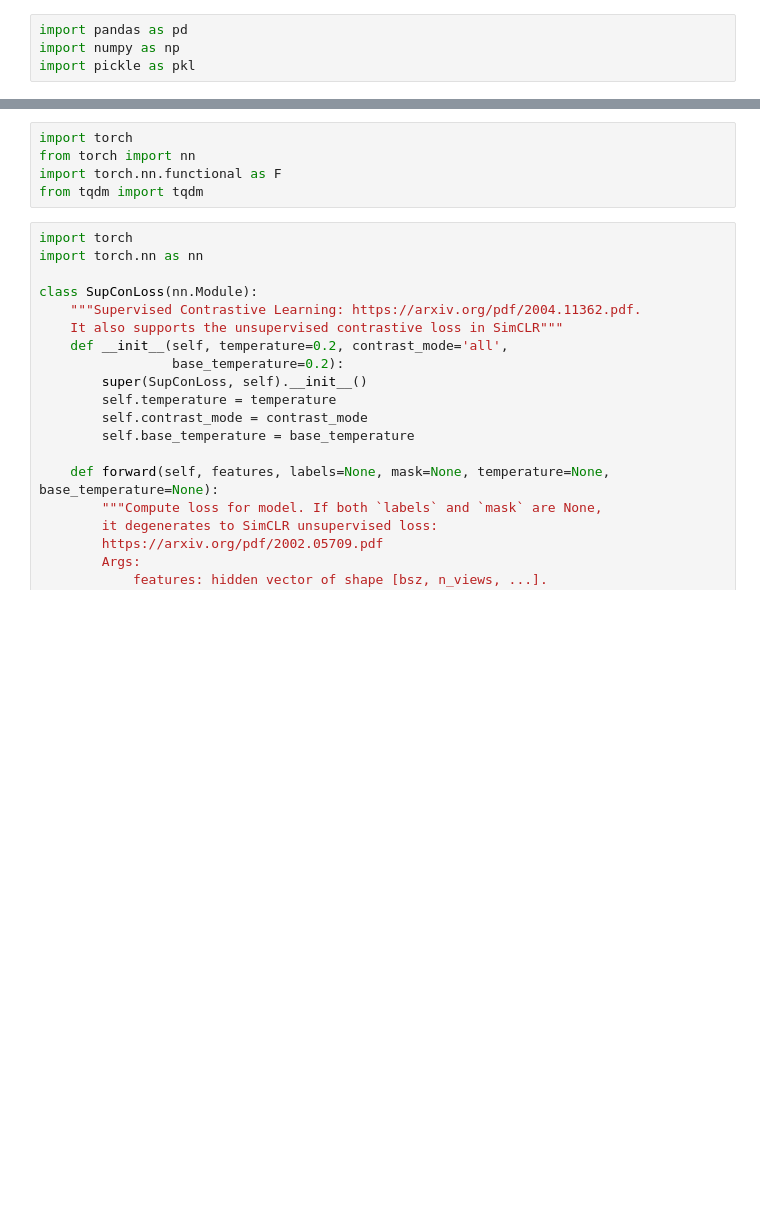
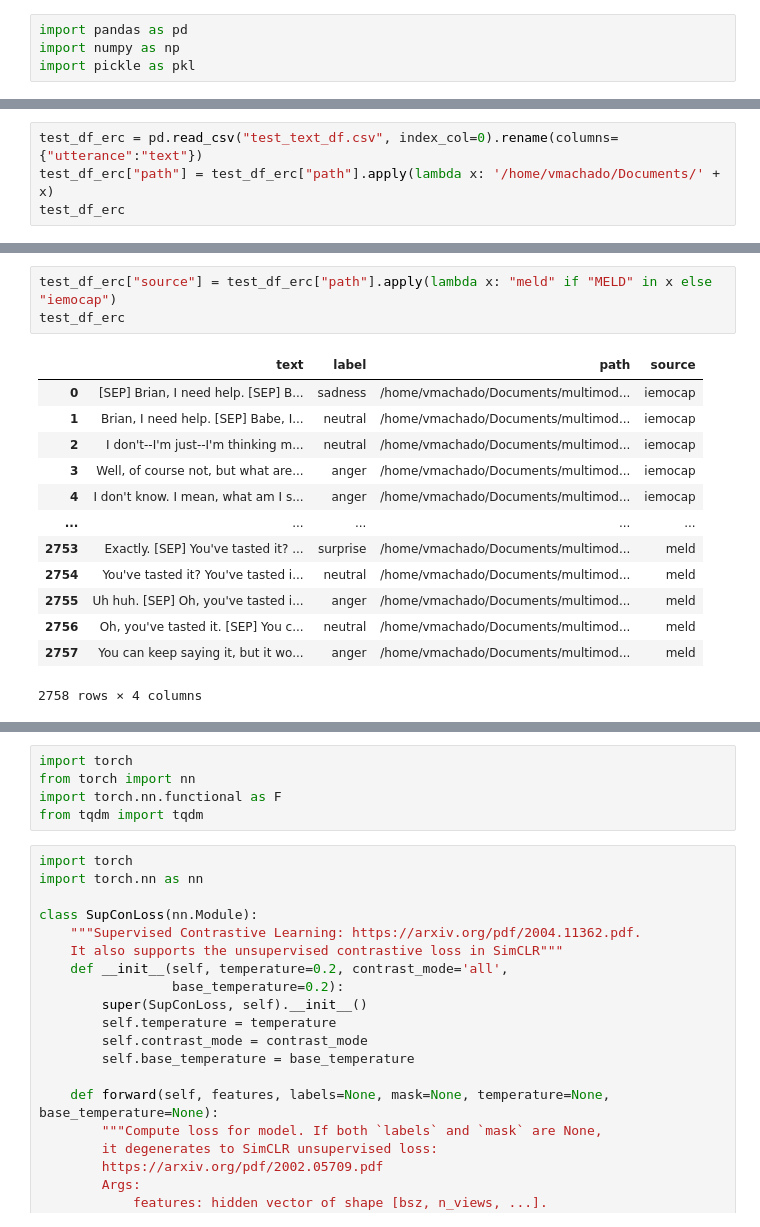
Before and after one commit to machadoprx/c4ai_audio_text_clip, a Jupyter notebook: c4ai_emotions_audio_text_clip_e2e_TEXT_ENCODER.ipynb, the cells around one changed output, grey strips where cells are left out. Cells and saved outputs as stored; diff of their text form; blank space fills up the shorter version.

```diff
--- a/c4ai_emotions_audio_text_clip_e2e_TEXT_ENCODER.ipynb
+++ b/c4ai_emotions_audio_text_clip_e2e_TEXT_ENCODER.ipynb
@@ -270,0 +69,4 @@ LabelEncoder()
+# %%
+test_df_erc = pd.read_csv("test_text_df.csv", index_col=0).rename(columns={"utterance":"text"})
+test_df_erc["path"] = test_df_erc["path"].apply(lambda x: '/home/vmachado/Documents/' + x)
+test_df_erc
@@ -270,0 +87,17 @@ LabelEncoder()
+# %%
+test_df_erc["source"] = test_df_erc["path"].apply(lambda x: "meld" if "MELD" in x else "iemocap")
+test_df_erc
+# %% [output]
+|  | text | label | path | source |
+| 0 | [SEP] Brian, I need help. [SEP] B... | sadness | /home/vmachado/Documents/multimod... | iemocap |
+| 1 | Brian, I need help. [SEP] Babe, I... | neutral | /home/vmachado/Documents/multimod... | iemocap |
+| 2 | I don't--I'm just--I'm thinking m... | neutral | /home/vmachado/Documents/multimod... | iemocap |
+| 3 | Well, of course not, but what are... | anger | /home/vmachado/Documents/multimod... | iemocap |
+| 4 | I don't know. I mean, what am I s... | anger | /home/vmachado/Documents/multimod... | iemocap |
+| ... | ... | ... | ... | ... |
+| 2753 | Exactly. [SEP] You've tasted it? ... | surprise | /home/vmachado/Documents/multimod... | meld |
+| 2754 | You've tasted it? You've tasted i... | neutral | /home/vmachado/Documents/multimod... | meld |
+| 2755 | Uh huh. [SEP] Oh, you've tasted i... | anger | /home/vmachado/Documents/multimod... | meld |
+| 2756 | Oh, you've tasted it. [SEP] You c... | neutral | /home/vmachado/Documents/multimod... | meld |
+| 2757 | You can keep saying it, but it wo... | anger | /home/vmachado/Documents/multimod... | meld |
+2758 rows × 4 columns
```
Also changed, not shown: parts of 129 cells of this notebook.
